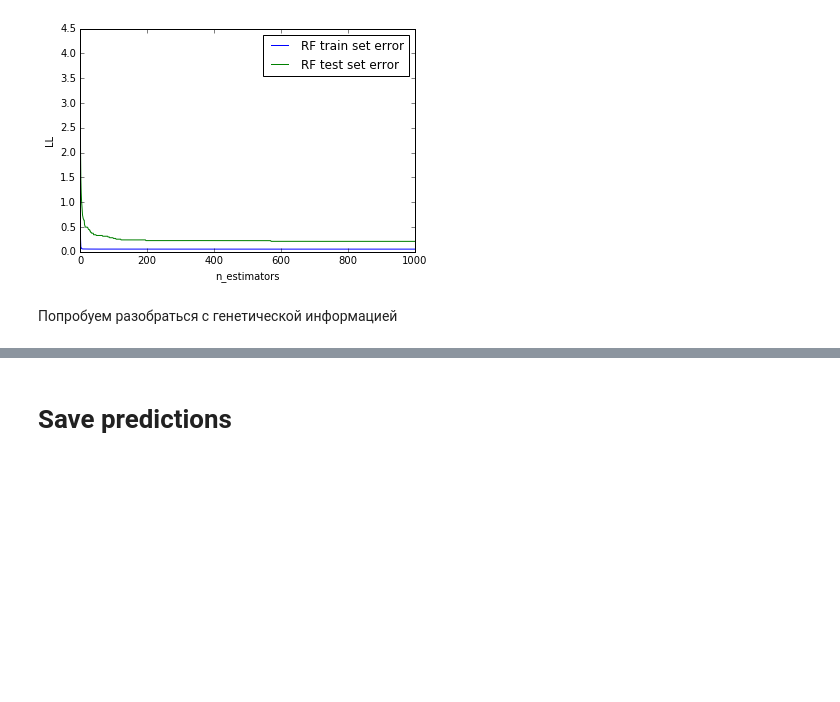
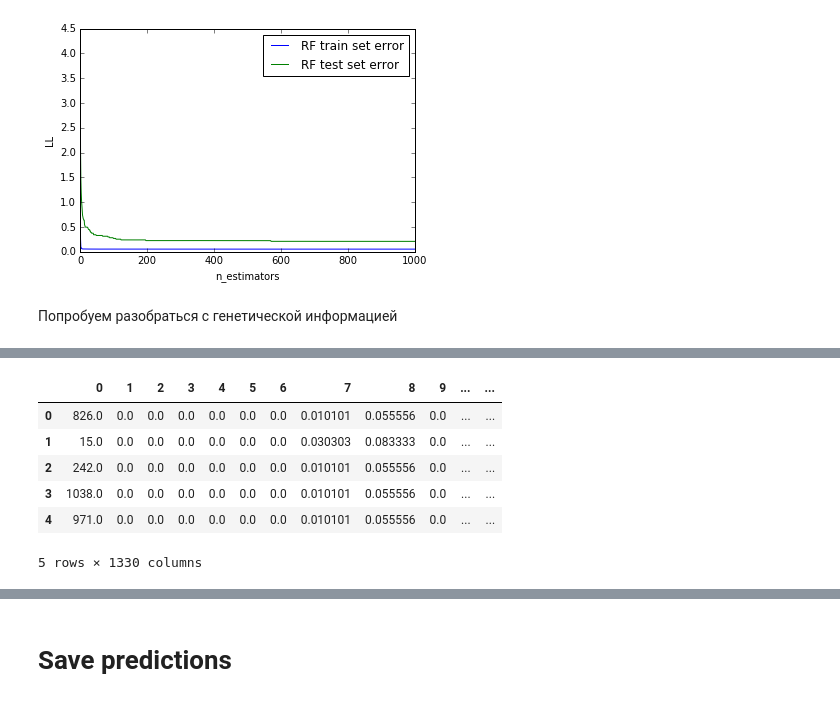
Before and after one commit to alexsyrom/SHAD_ML_KAGGLE_2, a Jupyter notebook: solution.ipynb, the cells around one changed output, grey strips where cells are left out. Saved outputs shown, nothing was run; the diff lists cells and outputs as text; code cells hidden in the pictures; blank space fills up the shorter version.

```diff
--- a/solution.ipynb
+++ b/solution.ipynb
@@ -123,0 +125,11 @@ X_test_encoded = encode(Xtest)
+# %%
+dfX_train = pd.DataFrame(data=Xtrain)
+dfX_train.head()
+# %% [output]
+|  | 0 | 1 | 2 | 3 | 4 | 5 | 6 | 7 | 8 | 9 | ... | ... |
+| 0 | 826.0 | 0.0 | 0.0 | 0.0 | 0.0 | 0.0 | 0.0 | 0.010101 | 0.055556 | 0.0 | ... | ... |
+| 1 | 15.0 | 0.0 | 0.0 | 0.0 | 0.0 | 0.0 | 0.0 | 0.030303 | 0.083333 | 0.0 | ... | ... |
+| 2 | 242.0 | 0.0 | 0.0 | 0.0 | 0.0 | 0.0 | 0.0 | 0.010101 | 0.055556 | 0.0 | ... | ... |
+| 3 | 1038.0 | 0.0 | 0.0 | 0.0 | 0.0 | 0.0 | 0.0 | 0.010101 | 0.055556 | 0.0 | ... | ... |
+| 4 | 971.0 | 0.0 | 0.0 | 0.0 | 0.0 | 0.0 | 0.0 | 0.010101 | 0.055556 | 0.0 | ... | ... |
+5 rows × 1330 columns
```
Also changed, not shown: parts of 15 cells of this notebook, 1 other file.
